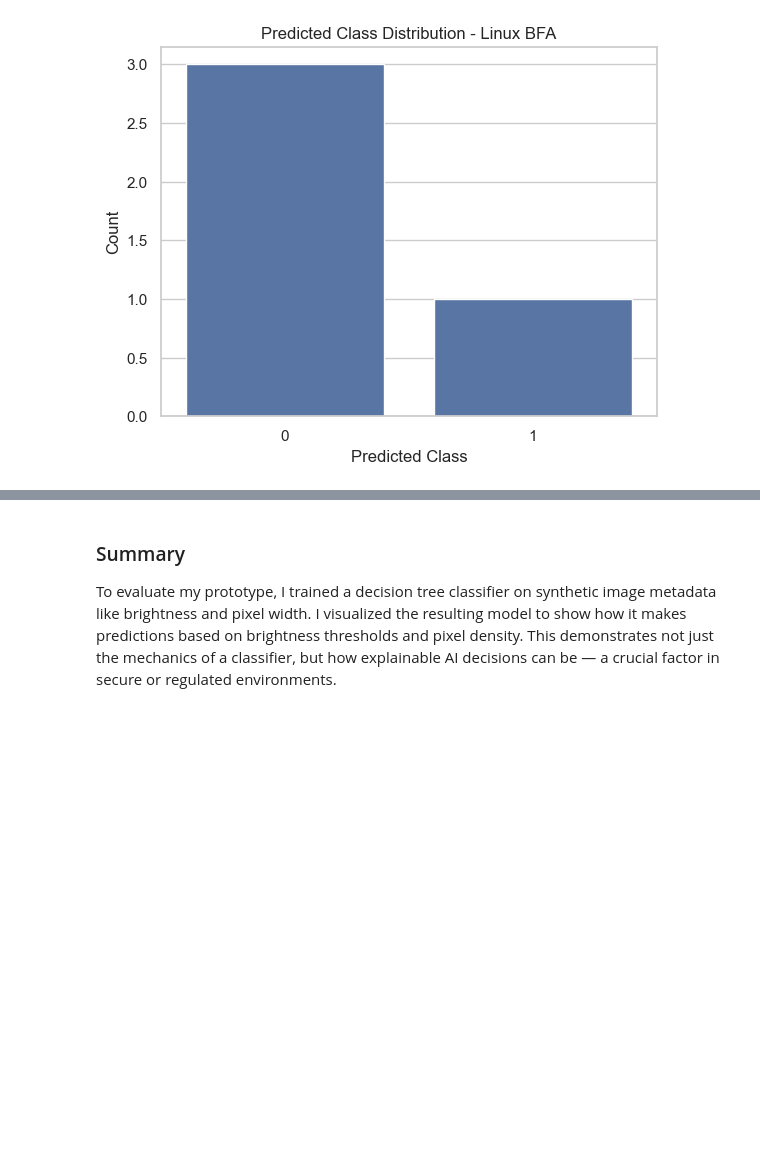
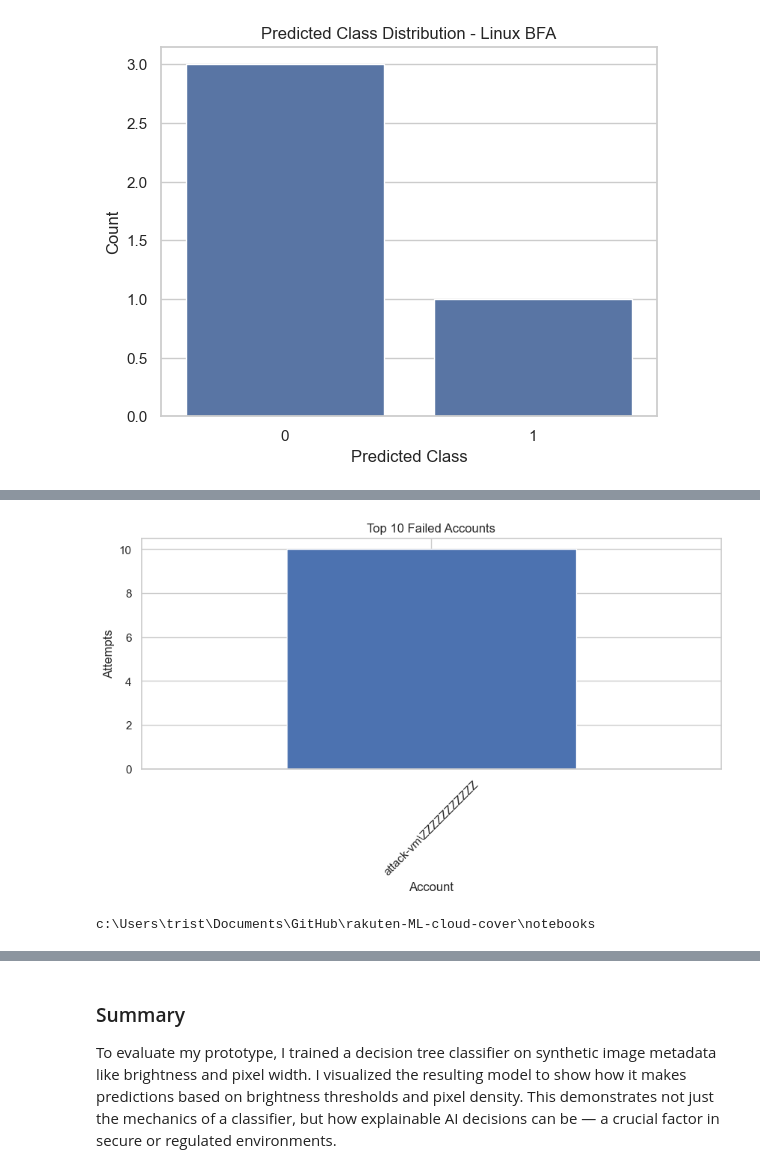
Before and after one commit to tristach/rakuten-ML-cloud-cover, a Jupyter notebook: notebooks/rakuten-ml-prototype.ipynb, the cells around one changed output, grey strips where cells are left out. Saved outputs shown, nothing was run; the diff lists cells and outputs as text; code cells hidden in the pictures; blank space fills up the shorter version.

```diff
--- a/notebooks/rakuten-ml-prototype.ipynb
+++ b/notebooks/rakuten-ml-prototype.ipynb
@@ -307,0 +376,14 @@ plt.show()
+# %%
+df['Account'].value_counts().head(10).plot(kind='bar', figsize=(10,4))
+plt.title('Top 10 Failed Accounts')
+plt.xlabel('Account')
+plt.ylabel('Attempts')
+plt.xticks(rotation=45)
+plt.show()
+# %% [output]
+[figure, added]
+# %%
+import os
+print(os.getcwd())
+# %% [output]
+c:\Users\trist\Documents\GitHub\rakuten-ML-cloud-cover\notebooks
```
Also changed, not shown: parts of 19 cells of this notebook, 9 other files.
